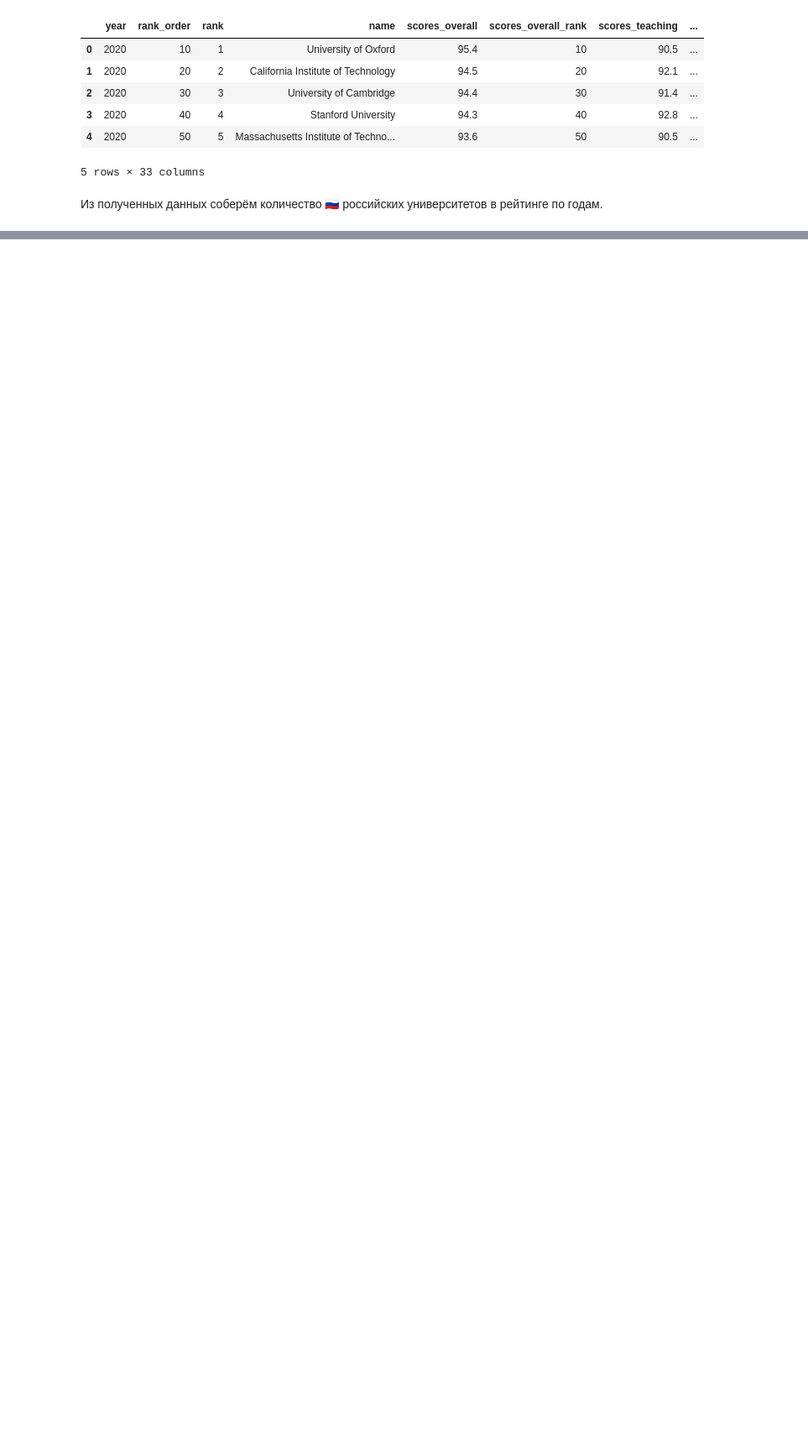
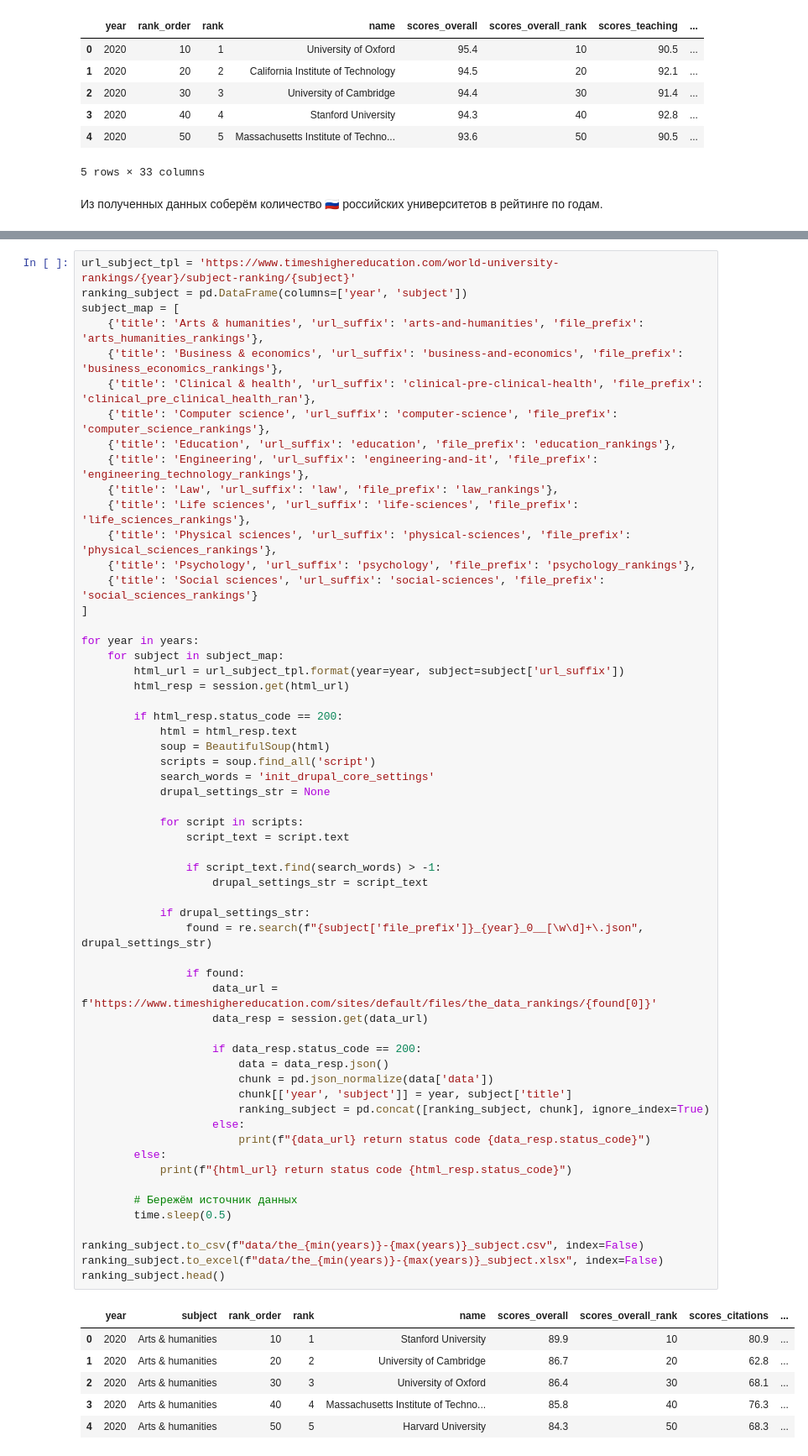
Before and after one commit to psalru/analytics, a Jupyter notebook: PSAL-21_rating_parsing/the.ipynb, the cells around one changed output, grey strips where cells are left out. Shown at 84% size. Drawn from its saved outputs; the diff is of its cells as text; blank space fills up the shorter version.

```diff
--- a/PSAL-21_rating_parsing/the.ipynb
+++ b/PSAL-21_rating_parsing/the.ipynb
@@ -95,0 +103,65 @@ ranking[ranking['location'] == 'Russian Federation'][['year', 'location']].\
+# %%
+url_subject_tpl = 'https://www.timeshighereducation.com/world-university-rankings/{year}/subject-ranking/{subject}'
+ranking_subject = pd.DataFrame(columns=['year', 'subject'])
+subject_map = [
+    {'title': 'Arts & humanities', 'url_suffix': 'arts-and-humanities', 'file_prefix': 'arts_humanities_rankings'},
+    {'title': 'Business & economics', 'url_suffix': 'business-and-economics', 'file_prefix': 'business_economics_rankings'},
+    {'title': 'Clinical & health', 'url_suffix': 'clinical-pre-clinical-health', 'file_prefix': 'clinical_pre_clinical_health_ran'},
+    {'title': 'Computer science', 'url_suffix': 'computer-science', 'file_prefix': 'computer_science_rankings'},
+    {'title': 'Education', 'url_suffix': 'education', 'file_prefix': 'education_rankings'},
+    {'title': 'Engineering', 'url_suffix': 'engineering-and-it', 'file_prefix': 'engineering_technology_rankings'},
+    {'title': 'Law', 'url_suffix': 'law', 'file_prefix': 'law_rankings'},
+    {'title': 'Life sciences', 'url_suffix': 'life-sciences', 'file_prefix': 'life_sciences_rankings'},
+    {'title': 'Physical sciences', 'url_suffix': 'physical-sciences', 'file_prefix': 'physical_sciences_rankings'},
+    {'title': 'Psychology', 'url_suffix': 'psychology', 'file_prefix': 'psychology_rankings'},
+    {'title': 'Social sciences', 'url_suffix': 'social-sciences', 'file_prefix': 'social_sciences_rankings'}
+]
+
+for year in years:
+    for subject in subject_map:
+        html_url = url_subject_tpl.format(year=year, subject=subject['url_suffix'])
+        html_resp = session.get(html_url)
+
+        if html_resp.status_code == 200:
+            html = html_resp.text
+            soup = BeautifulSoup(html)
+            scripts = soup.find_all('script')
+            search_words = 'init_drupal_core_settings'
+            drupal_settings_str = None
+
+            for script in scripts:
+                script_text = script.text
+
+                if script_text.find(search_words) > -1:
+                    drupal_settings_str = script_text
+
+            if drupal_settings_str:
+                found = re.search(f"{subject['file_prefix']}_{year}_0__[\w\d]+\.json", drupal_settings_str)
+
+                if found:
+                    data_url = f'https://www.timeshighereducation.com/sites/default/files/the_data_rankings/{found[0]}'
+                    data_resp = session.get(data_url)
+
+                    if data_resp.status_code == 200:
+                        data = data_resp.json()
+                        chunk = pd.json_normalize(data['data'])
+                        chunk[['year', 'subject']] = year, subject['title']
+                        ranking_subject = pd.concat([ranking_subject, chunk], ignore_index=True)
+                    else:
+                        print(f"{data_url} return status code {data_resp.status_code}")
+        else:
+            print(f"{html_url} return status code {html_resp.status_code}")
+
+        # Бережём источник данных
+        time.sleep(0.5)
+
+ranking_subject.to_csv(f"data/the_{min(years)}-{max(years)}_subject.csv", index=False)
+ranking_subject.to_excel(f"data/the_{min(years)}-{max(years)}_subject.xlsx", index=False)
+ranking_subject.head()
+# %% [output]
+|  | year | subject | rank_order | rank | name | scores_overall | scores_overall_rank | scores_citations | ... |
+| 0 | 2020 | Arts & humanities | 10 | 1 | Stanford University | 89.9 | 10 | 80.9 | ... |
+| 1 | 2020 | Arts & humanities | 20 | 2 | University of Cambridge | 86.7 | 20 | 62.8 | ... |
+| 2 | 2020 | Arts & humanities | 30 | 3 | University of Oxford | 86.4 | 30 | 68.1 | ... |
+| 3 | 2020 | Arts & humanities | 40 | 4 | Massachusetts Institute of Techno... | 85.8 | 40 | 76.3 | ... |
+| 4 | 2020 | Arts & humanities | 50 | 5 | Harvard University | 84.3 | 50 | 68.3 | ... |
```
Also changed, not shown: parts of 8 cells of this notebook.
